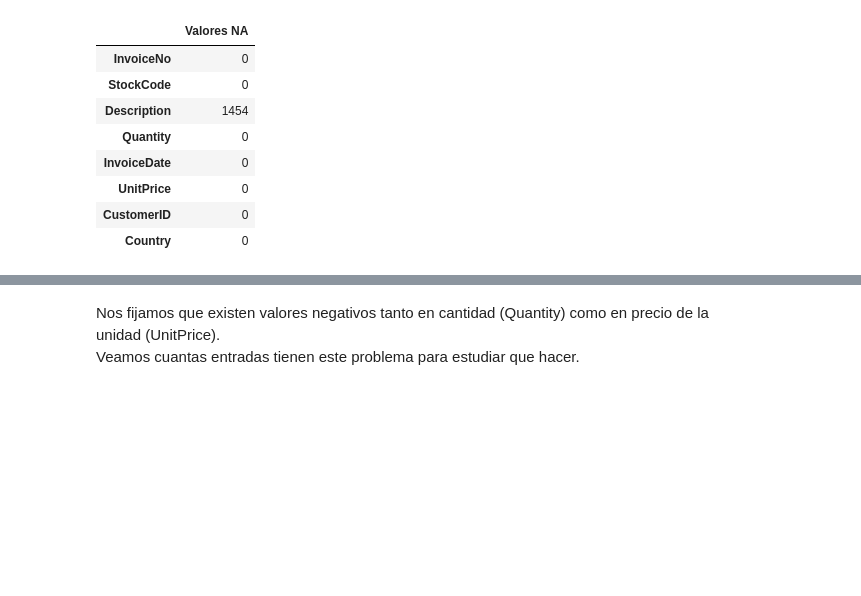
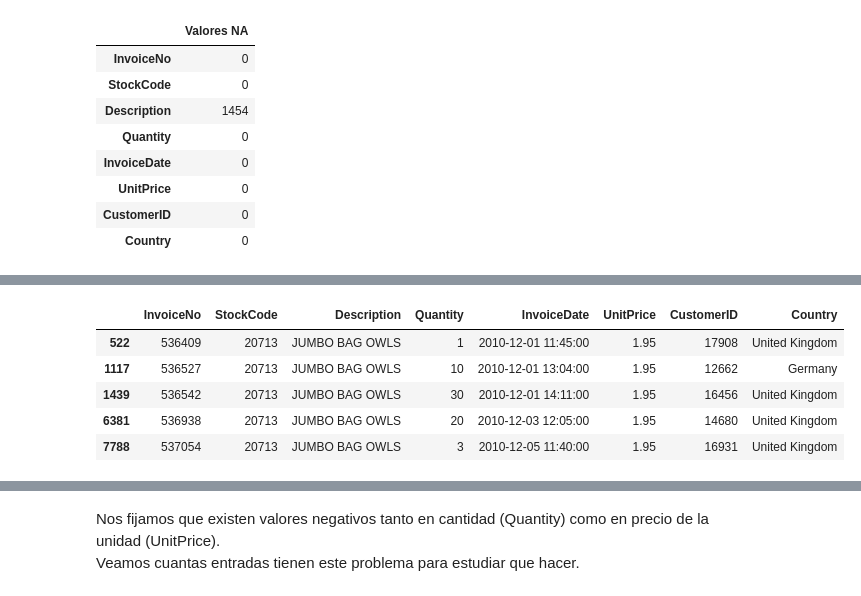
Before and after one commit to Alf-caput/LAB02_ReglasYPatronesSecuenciales, a Jupyter notebook: notebook.ipynb, the cells around one changed output, grey strips where cells are left out. Saved outputs shown, nothing was run; the diff lists cells and outputs as text; code cells hidden in the pictures; blank space fills up the shorter version.

```diff
--- a/notebook.ipynb
+++ b/notebook.ipynb
@@ -44,0 +163,16 @@ Número total de NA en el dataframe: 1454
+# %%
+import numpy as np
+import re
+
+# Assuming arr is your numpy array containing strings
+
+# Define a regular expression pattern to match strings starting with "c"
+pattern = re.compile('b$', flags=re.IGNORECASE)
+
+# Initialize a boolean mask indicating whether each element starts with "c"
+starts_with_c_mask = np.array([bool(pattern.match(element)) for element in no_unique])
+
+# Use the mask to filter elements starting with "c"
+strings_starting_with_c = no_unique[starts_with_c_mask]
+
+print(strings_starting_with_c)
@@ -44,0 +266,21 @@ Número total de NA en el dataframe: 1454
+# %%
+import pandas as pd
+import re
+
+# Supongamos que tienes una serie llamada 'serie'
+serie = df.loc[:, 'Description'].astype(str)
+
+# Define una función para encontrar la longitud de los números en una cadena
+def encontrar_longitud_numeros(cadena):
+    numeros_encontrados = re.findall(r'\d+', cadena)  # Busca todos los números en la cadena
+    longitudes = [len(numero) for numero in numeros_encontrados]  # Calcula la longitud de cada número
+    return longitudes
+
+# Aplica la función a cada elemento de la serie
+longitudes_numeros = serie.apply(encontrar_longitud_numeros)
+
+# Crea un DataFrame con la serie original y las longitudes de los números encontrados
+df = pd.DataFrame({'serie': serie, 'longitudes_numeros': longitudes_numeros})
+
+# Imprime el DataFrame resultante
+print(df)
@@ -44,0 +360,9 @@ Número total de NA en el dataframe: 1454
+# %%
+df.loc[df.loc[:, 'StockCode'] == 20713, :].head()
+# %% [output]
+|  | InvoiceNo | StockCode | Description | Quantity | InvoiceDate | UnitPrice | CustomerID | Country |
+| 522 | 536409 | 20713 | JUMBO BAG OWLS | 1 | 2010-12-01 11:45:00 | 1.95 | 17908 | United Kingdom |
+| 1117 | 536527 | 20713 | JUMBO BAG OWLS | 10 | 2010-12-01 13:04:00 | 1.95 | 12662 | Germany |
+| 1439 | 536542 | 20713 | JUMBO BAG OWLS | 30 | 2010-12-01 14:11:00 | 1.95 | 16456 | United Kingdom |
+| 6381 | 536938 | 20713 | JUMBO BAG OWLS | 20 | 2010-12-03 12:05:00 | 1.95 | 14680 | United Kingdom |
+| 7788 | 537054 | 20713 | JUMBO BAG OWLS | 3 | 2010-12-05 11:40:00 | 1.95 | 16931 | United Kingdom |
```
Also changed, not shown: parts of 34 cells of this notebook, 2 other files.
